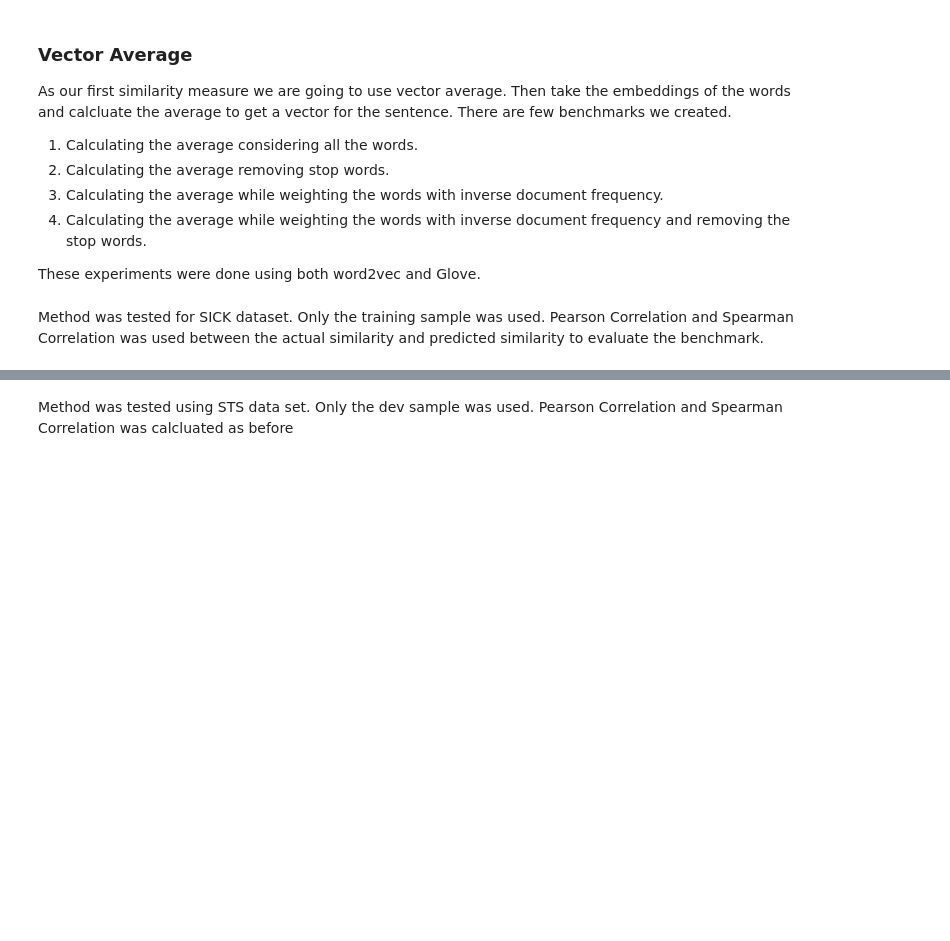
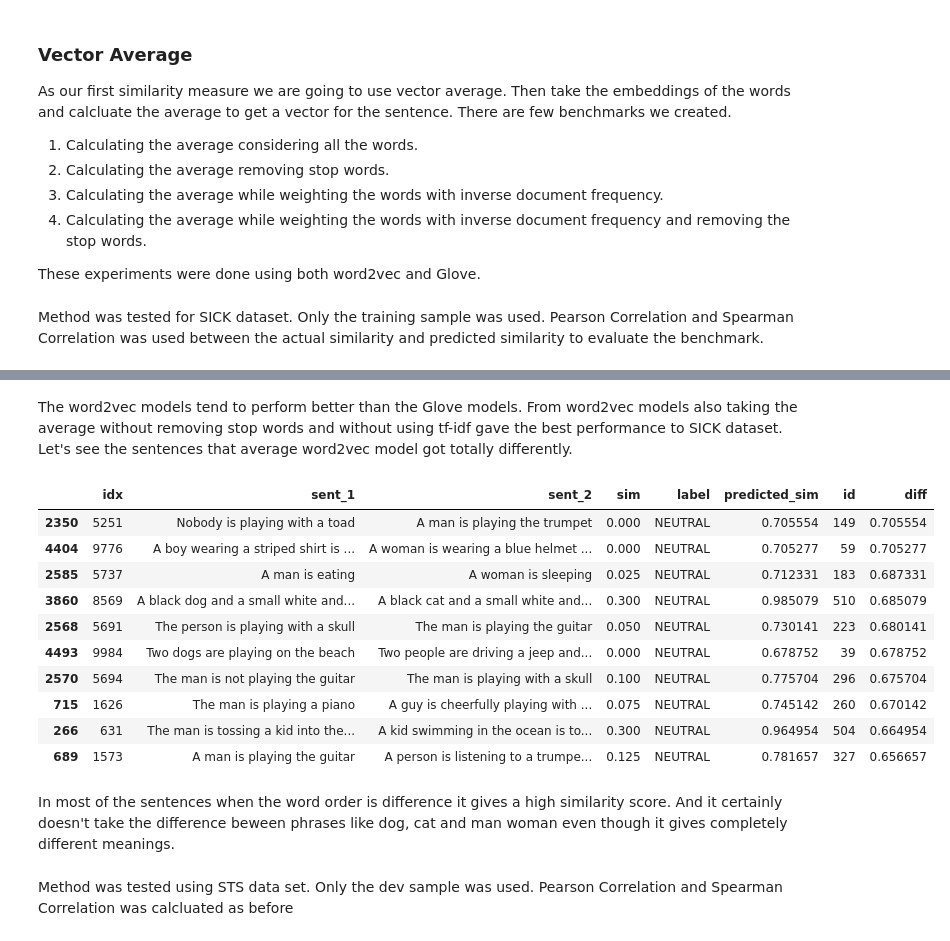
Before and after one commit to TharinduDR/Simple-Sentence-Similarity, a Jupyter notebook: Sentence Similarity.ipynb, the cells around one changed output, grey strips where cells are left out. Cells and saved outputs as stored; diff of their text form; code cells hidden in the pictures; blank space fills up the shorter version.

```diff
--- a/Sentence Similarity.ipynb
+++ b/Sentence Similarity.ipynb
@@ -128,3 +130,30 @@ for i in range(0, 8):
+# %% [markdown]
+The word2vec models tend to perform better than the Glove models. From word2vec models also taking the average without removing stop words and without using tf-idf gave the best performance to SICK dataset. Let's see the sentences that average word2vec model got totally differently.
+# %%
+import math
+import numpy as np
+
+sims, topic = run_experiment(sick_train, benchmarks[0])
+sick_train['predicted_sim'] = pd.Series(sims).values
+
+sick_train["diff"] = np.sqrt((sick_train["predicted_sim"] - sick_train["sim"])**2)
+
+sick_train = sick_train.sort_values("diff", ascending=False)
+sick_train[:10]
+# %% [output]
+|  | idx | sent_1 | sent_2 | sim | label | predicted_sim | id | diff |
+| 2350 | 5251 | Nobody is playing with a toad | A man is playing the trumpet | 0.000 | NEUTRAL | 0.705554 | 149 | 0.705554 |
+| 4404 | 9776 | A boy wearing a striped shirt is ... | A woman is wearing a blue helmet ... | 0.000 | NEUTRAL | 0.705277 | 59 | 0.705277 |
+| 2585 | 5737 | A man is eating | A woman is sleeping | 0.025 | NEUTRAL | 0.712331 | 183 | 0.687331 |
+| 3860 | 8569 | A black dog and a small white and... | A black cat and a small white and... | 0.300 | NEUTRAL | 0.985079 | 510 | 0.685079 |
+| 2568 | 5691 | The person is playing with a skull | The man is playing the guitar | 0.050 | NEUTRAL | 0.730141 | 223 | 0.680141 |
+| 4493 | 9984 | Two dogs are playing on the beach | Two people are driving a jeep and... | 0.000 | NEUTRAL | 0.678752 | 39 | 0.678752 |
+| 2570 | 5694 | The man is not playing the guitar | The man is playing with a skull | 0.100 | NEUTRAL | 0.775704 | 296 | 0.675704 |
+| 715 | 1626 | The man is playing a piano | A guy is cheerfully playing with ... | 0.075 | NEUTRAL | 0.745142 | 260 | 0.670142 |
+| 266 | 631 | The man is tossing a kid into the... | A kid swimming in the ocean is to... | 0.300 | NEUTRAL | 0.964954 | 504 | 0.664954 |
+| 689 | 1573 | A man is playing the guitar | A person is listening to a trumpe... | 0.125 | NEUTRAL | 0.781657 | 327 | 0.656657 |
+# %% [markdown]
+In most of the sentences when the word order is difference it gives a high similarity score. And it certainly doesn't take the difference beween phrases like dog, cat and man woman even though it gives completely different meanings.
 # %% [markdown]
 Method was tested using STS data set. Only the dev sample was used. Pearson Correlation and Spearman Correlation was calcluated as before
 # %%
```
Also changed, not shown: parts of 13 cells of this notebook.
